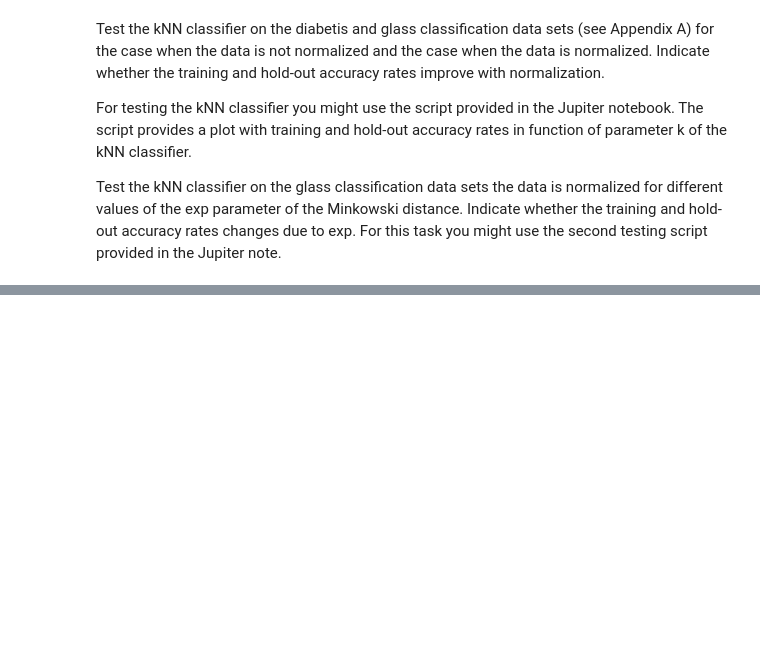
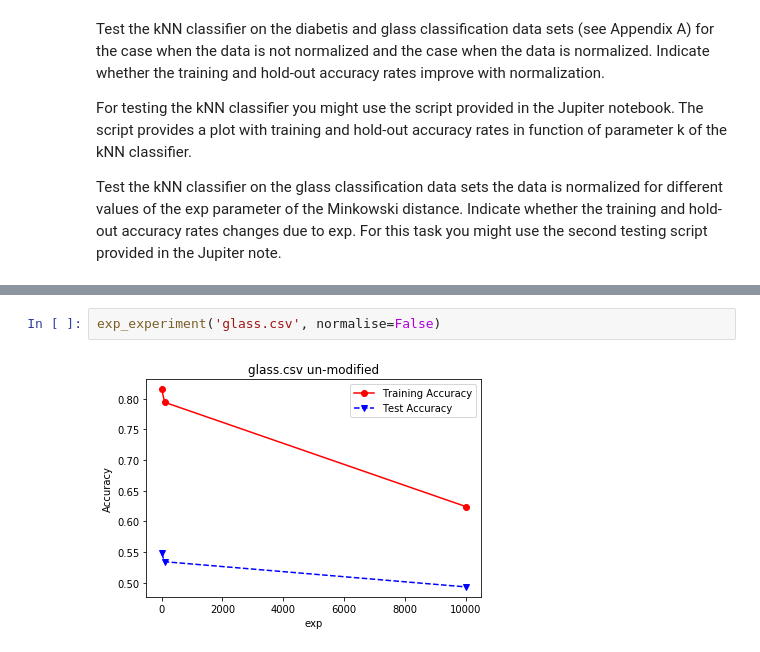
Before and after one commit to S010MON/machine_learning, a Jupyter notebook: Lab-02.ipynb, the cells around one changed output, grey strips where cells are left out. Drawn from its saved outputs; the diff is of its cells as text; blank space fills up the shorter version.

```diff
--- a/Lab-02.ipynb
+++ b/Lab-02.ipynb
@@ -186,0 +233,4 @@ Text(0, 0.5, 'Accuracy')
+# %%
+exp_experiment('glass.csv', normalise=False)
+# %% [output]
+[figure, added]
```
Also changed, not shown: parts of 11 cells of this notebook.
